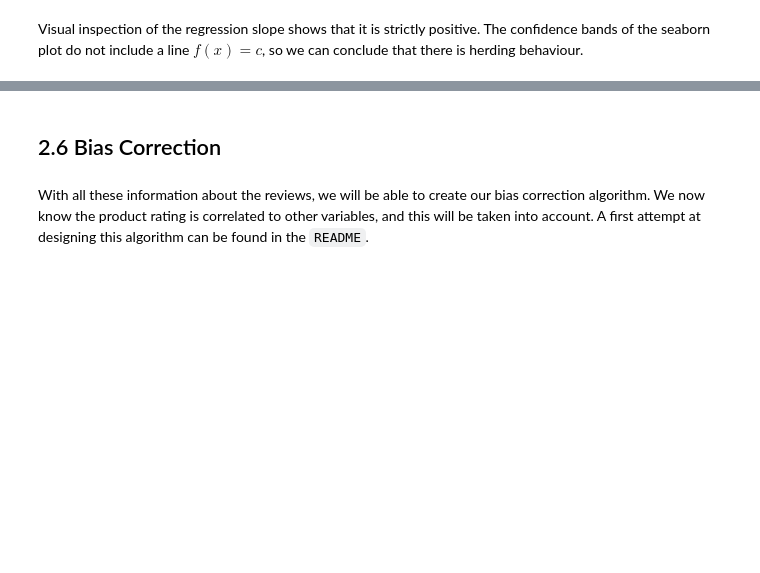
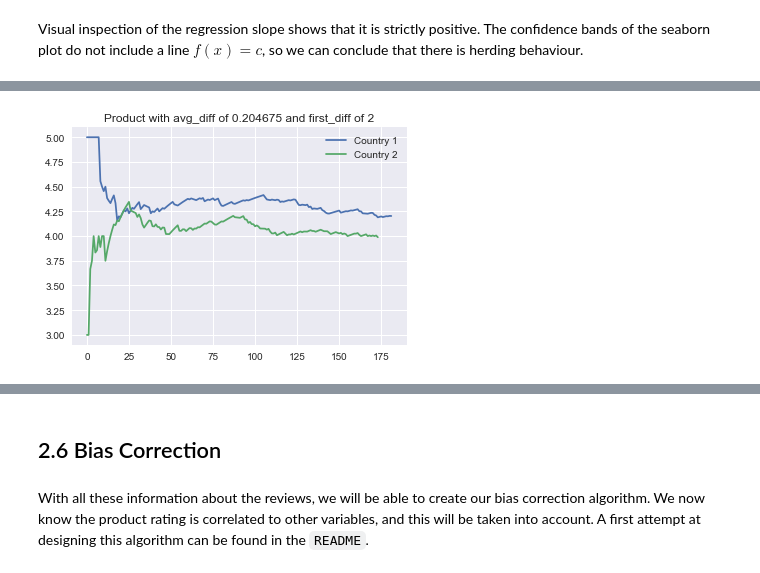
Before and after one commit to Billotais/cs_401_project, a Jupyter notebook: notebook.ipynb, the cells around one changed output, grey strips where cells are left out. Cells and saved outputs as stored; diff of their text form; code cells hidden in the pictures; blank space fills up the shorter version.

```diff
--- a/notebook.ipynb
+++ b/notebook.ipynb
@@ -687,0 +751,4 @@ Visual inspection of the regression slope shows that it is strictly positive. Th
+# %%
+show_herding_for_product('B008YW5RH2', data_us, data_uk, df_pd_clean)
+# %% [output]
+[figure, added]
```
Also changed, not shown: parts of 20 cells of this notebook.
